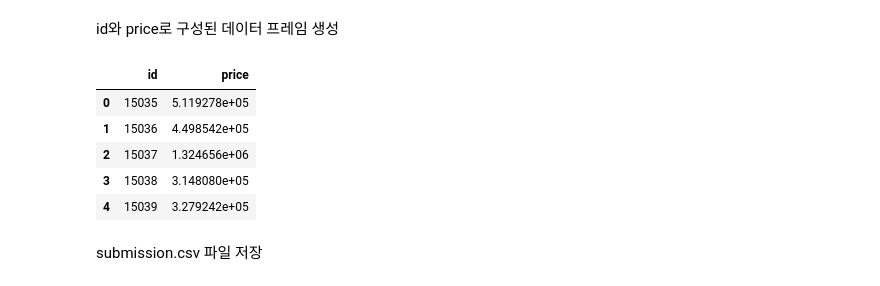
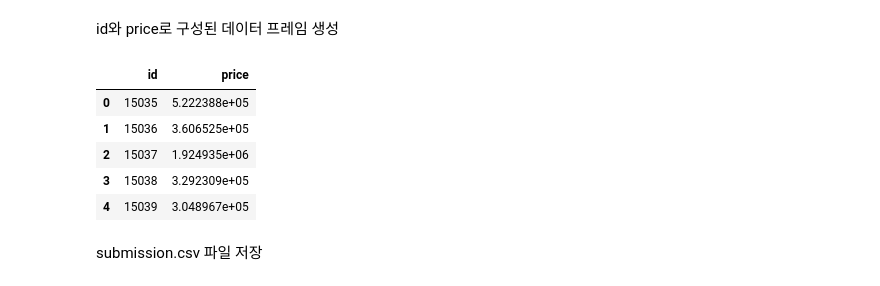
Before and after one commit to EA-park/AIFFEL, a Jupyter notebook: [Exp_03]My_First_Kaggle_Competition.ipynb, the cells around one changed output. Cells and saved outputs as stored; diff of their text form; code cells hidden in the pictures.

```diff
--- a/[Exp_03]My_First_Kaggle_Competition.ipynb
+++ b/[Exp_03]My_First_Kaggle_Competition.ipynb
@@ -374,10 +352,9 @@ Fitting 5 folds for each of 72 candidates, totalling 360 fits
 gboost = GradientBoostingRegressor(learning_rate=0.1, n_estimators=500, random_state=random_state)
 xgboost = xgb.XGBRegressor(max_depth=10, n_estimators=100, random_state=random_state)
 lightgbm = lgb.LGBMRegressor(max_depth=10, n_estimators=100, random_state=random_state)
-rdforest = RandomForestRegressor(max_depth=12, min_samples_leaf=8, min_samples_split=8, n_estimators=100, random_state=random_state)
 
 models = [{'model':gboost, 'name':'GradientBoosting'}, {'model':xgboost, 'name':'XGBoost'},
-          {'model':lightgbm, 'name':'LightGBM'}, {'model':rdforest, 'name':'RandomForest'}, ]
+          {'model':lightgbm, 'name':'LightGBM'}]
 # %% [markdown]
 ### Cross Validation
 모델의 성능 평가
@@ -433,14 +412,14 @@ score_df
 # %% [markdown]
 모델 학습
 # %%
-def AveragingBlending(models, x, y, sub_x):
+def MaxBlending(models, x, y, sub_x):
     for m in models :
         m['model'].fit(x.values, y)
 
     predictions = np.column_stack([
         m['model'].predict(sub_x.values) for m in models
     ])
-    return np.mean(predictions, axis=1)
+    return np.max(predictions, axis=1)
 # %%
-y_pred = AveragingBlending(models, train, y, test)
+y_pred = MaxBlending(models, train, y, test)
 # %% [output]
@@ -448,4 +427,5 @@ y_pred = AveragingBlending(models, train, y, test)
 # %%
 #np.set_printoptions(threshold=10)  # 생략 제거 : sys.maxsize
-y_pred
+y_pred = np.expm1(y_pred)
+print(y_pred)
 # %% [output]
@@ -469,17 +449,17 @@ id와 price로 구성된 데이터 프레임 생성
 # %%
 result = pd.DataFrame({
     'id' : sub_id,
-    'price' : np.expm1(y_pred)
+    'price' : y_pred
 })
 
 result.head()
 # %% [output]
 |  | id | price |
-| 0 | 15035 | 5.119278e+05 |
-| 1 | 15036 | 4.498542e+05 |
-| 2 | 15037 | 1.324656e+06 |
-| 3 | 15038 | 3.148080e+05 |
-| 4 | 15039 | 3.279242e+05 |
+| 0 | 15035 | 5.222388e+05 |
+| 1 | 15036 | 3.606525e+05 |
+| 2 | 15037 | 1.924935e+06 |
+| 3 | 15038 | 3.292309e+05 |
+| 4 | 15039 | 3.048967e+05 |
 # %% [markdown]
 submission.csv 파일 저장
 # %%
```
Also changed, not shown: parts of 10 cells of this notebook.
